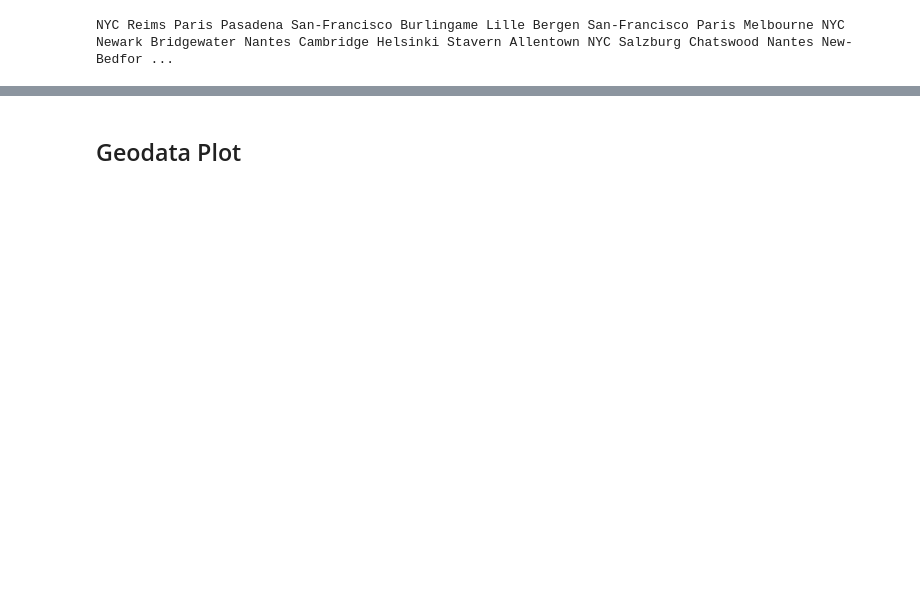
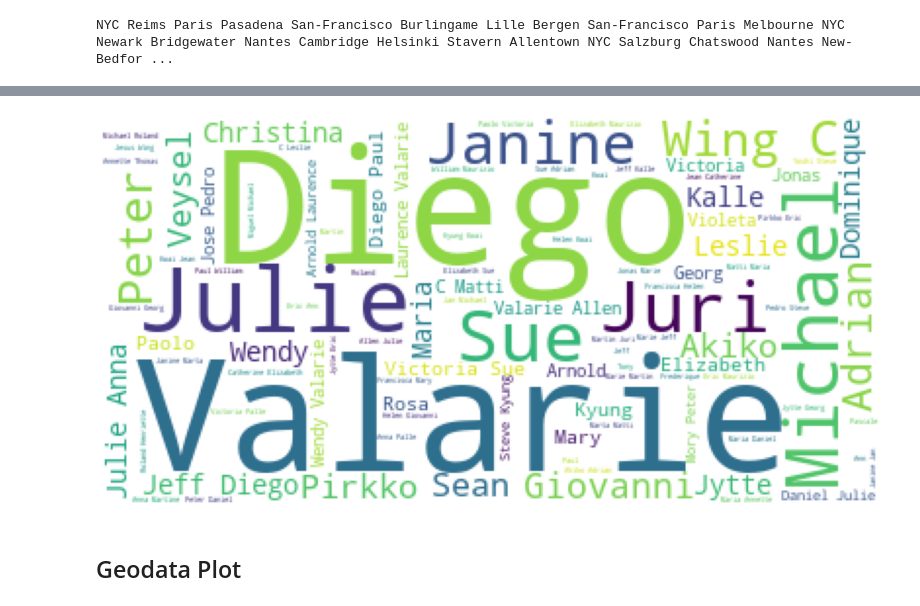
Before and after one commit to r-ap/TrainingMachineLearning, a Jupyter notebook: BFI_PYIM_8.ipynb, the cells around one changed output, grey strips where cells are left out. Cells and saved outputs as stored; diff of their text form; code cells hidden in the pictures; blank space fills up the shorter version.

```diff
--- a/BFI_PYIM_8.ipynb
+++ b/BFI_PYIM_8.ipynb
@@ -185,3 +203,33 @@ plt.show()
+# %%
+first_name = []
+
+
+
+for x in e_com['CONTACTFIRSTNAME']:
+  if len(x.split(' '))==1:
+    if x == 'Mart¡n':
+      first_name.append('Martin')
+    else:
+      first_name.append(x)
+  else:
+    first_name.append('-'.join(x.split(' ')))
+
+
+first_name = ' '.join(first_name)
+
+
+first_name_wc = WordCloud(
+    background_color='white',
+    max_words=100)
+
+first_name_wc.generate(first_name)
+
+fig,ax = plt.subplots(figsize=(20,20))
+ax.imshow(first_name_wc)
+ax.axis('off')
+plt.show()
+# %% [output]
+[figure, added]
 # %% [markdown]
 ## Geodata Plot
 # %%
```
Also changed, not shown: parts of 11 cells of this notebook, 2 other files.
